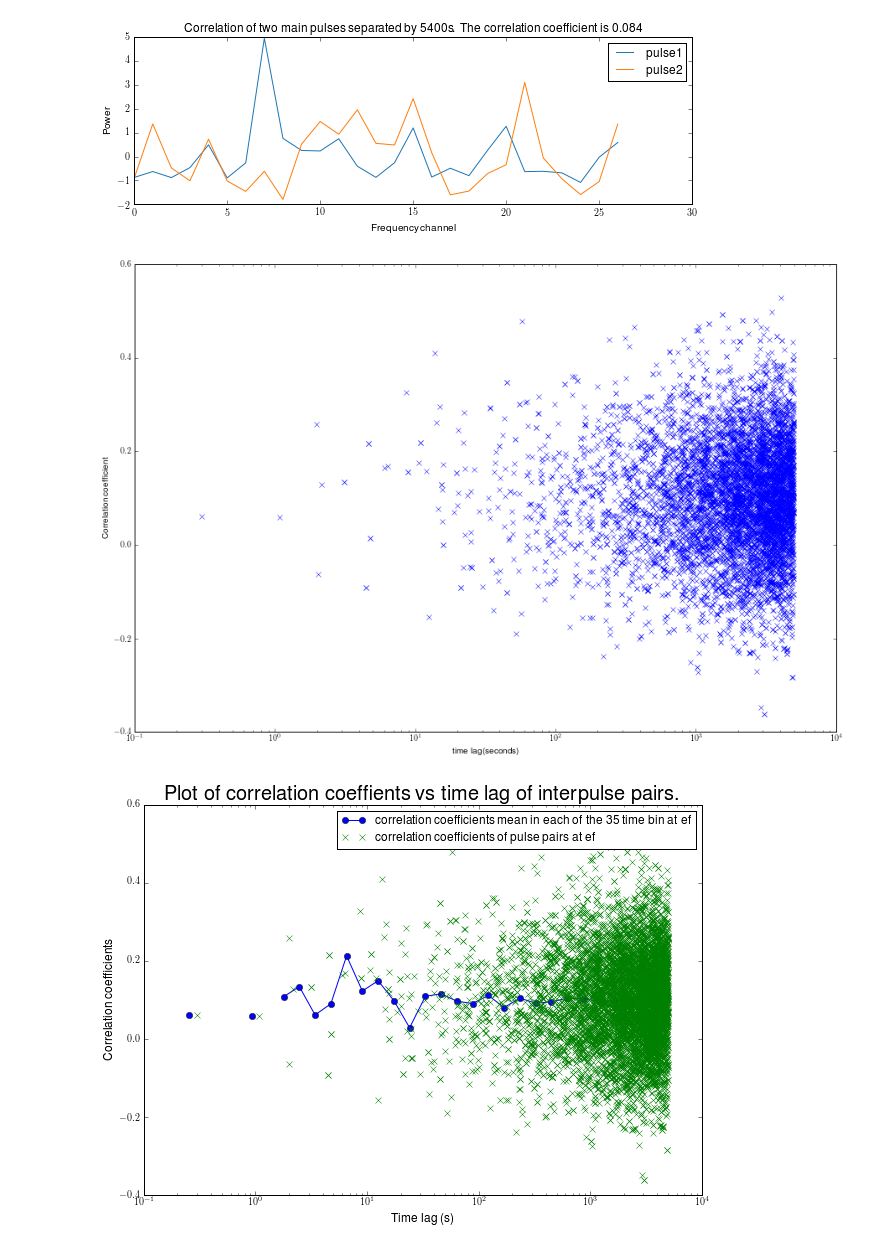
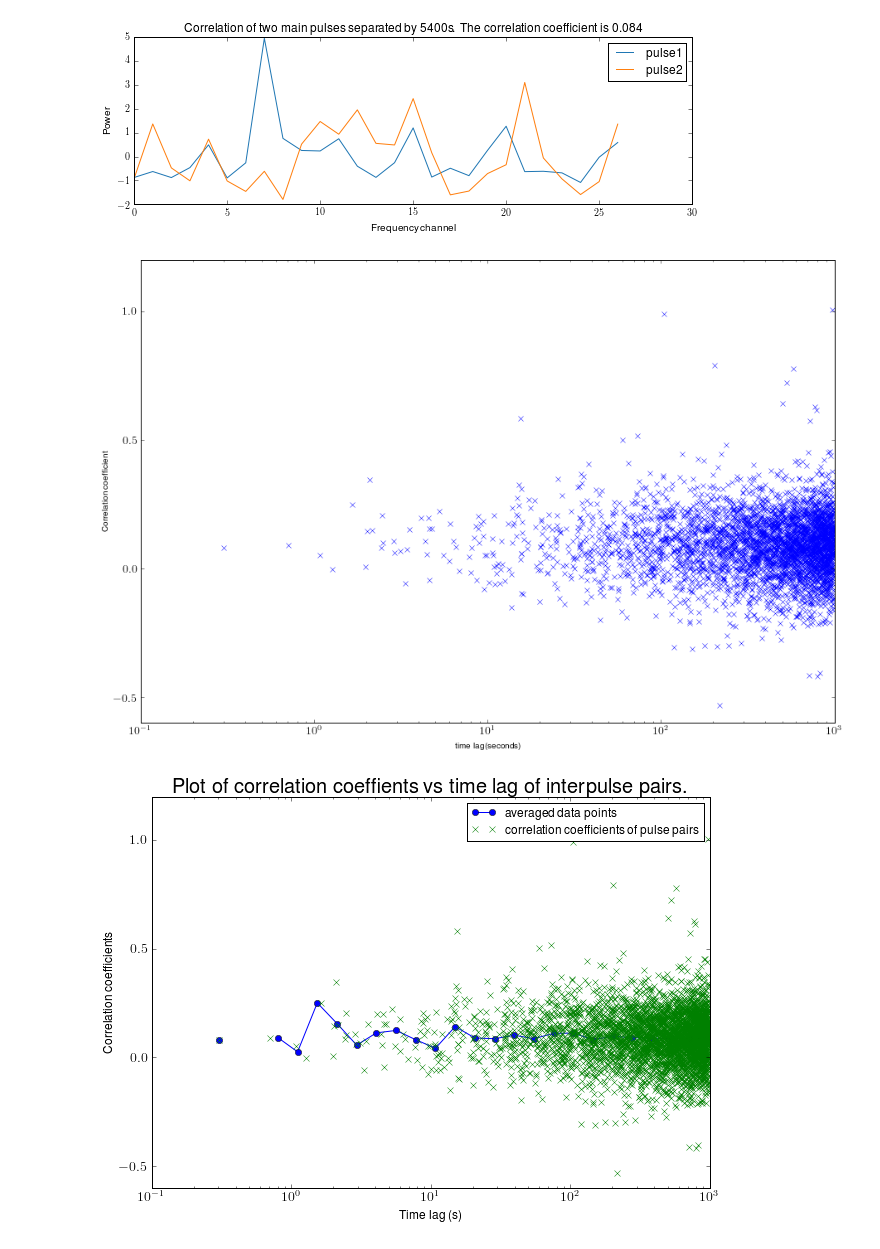
Before and after one commit to xiaozhengxu/scint_analysis, a Jupyter notebook: EVN_crab/Get Corde's plot.ipynb, the cells around one changed output. Drawn from its saved outputs; the diff is of its cells as text; code cells hidden in the pictures.

```diff
--- a/EVN_crab/Get Corde's plot.ipynb
+++ b/EVN_crab/Get Corde's plot.ipynb
@@ -18,11 +18,6 @@ Populating the interactive namespace from numpy and matplotlib
 pylab import has clobbered these variables: ['size']
 `%matplotlib` prevents importing * from pylab and numpy
 # %%
-text_name = 'good_pulses.txt'
-with open(text_name, 'r') as f:
-    text = f.read()
-    text_lines = text.split('\n')
-
 with open('interpulses.txt', 'r') as f:
     text = f.read()
     interpulses = text.split('\n')
@@ -235,37 +221,39 @@ ylabel('Power')
 <matplotlib.text.Text at 0x...>
 [figure]
 # %%
-# nchan = 32
-# ctvalues = np.load('./figures/correlation_coeff/{}_{}ctvaluesef_jul12.npy'.format(text_name,nchan))
+nchan = 512
+ctvalues = np.load('./figures/correlation_coeff/{}_{}ctvaluesef_jul20_mainpulses-n.npy'.format(text_name,nchan))
 # np.save('./figures/correlation_coeff/{}_{}ctvaluesef_jul5.npy'.format(text_name,nchan),ctvalues)
 
 figure(figsize = (15,10))
 semilogx(ctvalues[:,1],ctvalues[:,0],'x')
 xlabel('time lag(seconds)')
 # ylim(-0.2,0.5)
 ylabel('Correlation coefficient')
+tick_params(axis='both', which='major', labelsize=14)
 
 bin_no = 35
 time_values = ctvalues[:,1]
 cvalues = ctvalues[:,0]
 time_values[np.isnan(cvalues)]=0
 cvalues[np.isnan(cvalues)]=0
 bins = np.logspace(-1.3,3.5,bin_no)
 bin_means = np.histogram(time_values,bins,weights = cvalues,density = False)[0]/np.histogram(time_values,bins,density = False)[0]
 
 figure(figsize = (10,7))
-semilogx(bins[:-1],bin_means,'-o',label = 'correlation coefficients mean in each of the {} time bin at ef'.format(bin_no))
-semilogx(time_values,cvalues,'x',label = 'correlation coefficients of pulse pairs at ef')
+semilogx((bins[:-1]+bins[1:])/2,bin_means,'-o',label = 'averaged data points'.format(bin_no))
+semilogx(time_values,cvalues,'x',label = 'correlation coefficients of pulse pairs')
 # plt.xlim(0.01,300)
 # plt.ylim(-0.2,0.6)
 legend()
 title('Plot of correlation coeffients vs time lag of interpulse pairs.'.format(nchan),fontsize = 20)
 xlabel('Time lag (s)',fontsize = 12)
 ylabel('Correlation coefficients',fontsize=12)
-show()
+xlim(0.1,1000)
+tick_params(axis='both', which='major', labelsize=14)
 # %% [output]
-[figure, old version]
+[figure, new version]
-[figure, old version]
+[figure, new version]
 # %%
 text_lines
 # %% [output]
```
Also changed, not shown: parts of 4 cells of this notebook, 2 other files.
